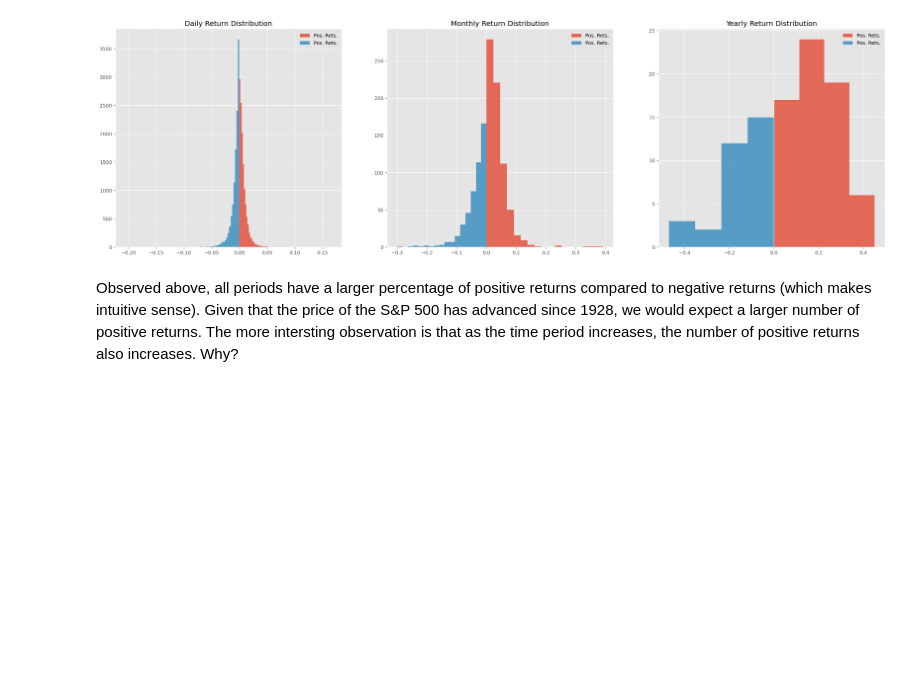
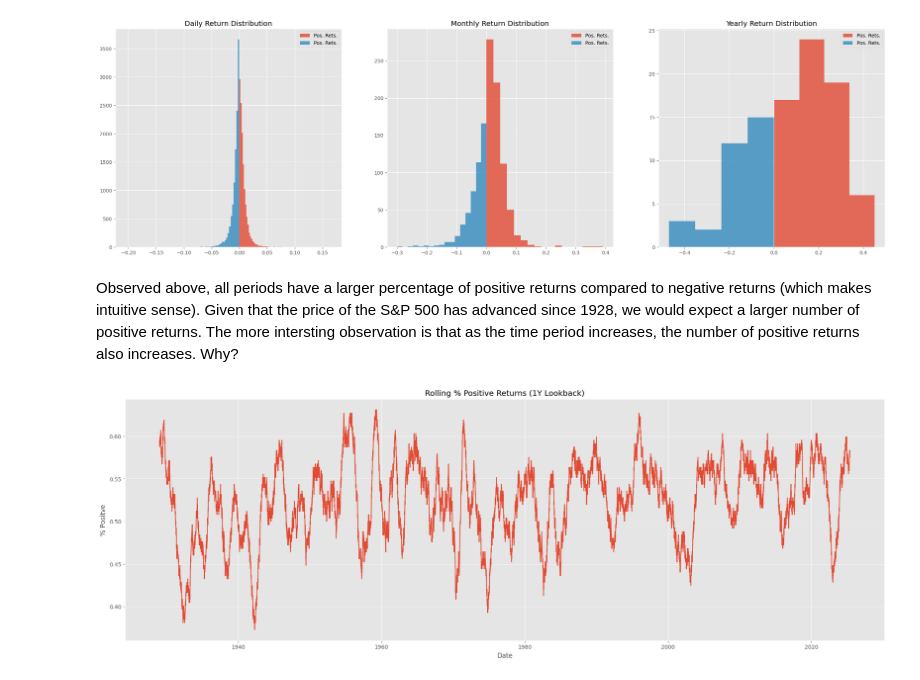
Before and after one commit to tzabcoder/QuantitativeFinance, a Jupyter notebook: Classification/return_behavior.ipynb, the cells around one changed output. Drawn from its saved outputs; the diff is of its cells as text; code cells hidden in the pictures; blank space fills up the shorter version.

```diff
--- a/Classification/return_behavior.ipynb
+++ b/Classification/return_behavior.ipynb
@@ -75,3 +75,19 @@ Name: ^GSPC, dtype: float64
 [figure]
 # %% [markdown]
 Observed above, all periods have a larger percentage of positive returns compared to negative returns (which makes intuitive sense). Given that the price of the S&P 500 has advanced since 1928, we would expect a larger number of positive returns. The more intersting observation is that as the time period increases, the number of positive returns also increases. Why? <Conclusion Here>
+# %%
+DAILY_LOOKBACK = 252
+
+# Identify positive (1) and negative (0) returns
+positive = (returns['Daily'] > 0).astype(int)
+pct_positive = positive.rolling(window=DAILY_LOOKBACK).mean()
+pct_positive.dropna(inplace=True)
+
+plt.figure(figsize=(25, 8))
+plt.plot(pct_positive)
+plt.title('Rolling % Positive Returns (1Y Lookback)')
+plt.xlabel('Date')
+plt.ylabel('% Positve')
+plt.show()
+# %% [output]
+[figure, added]
```
